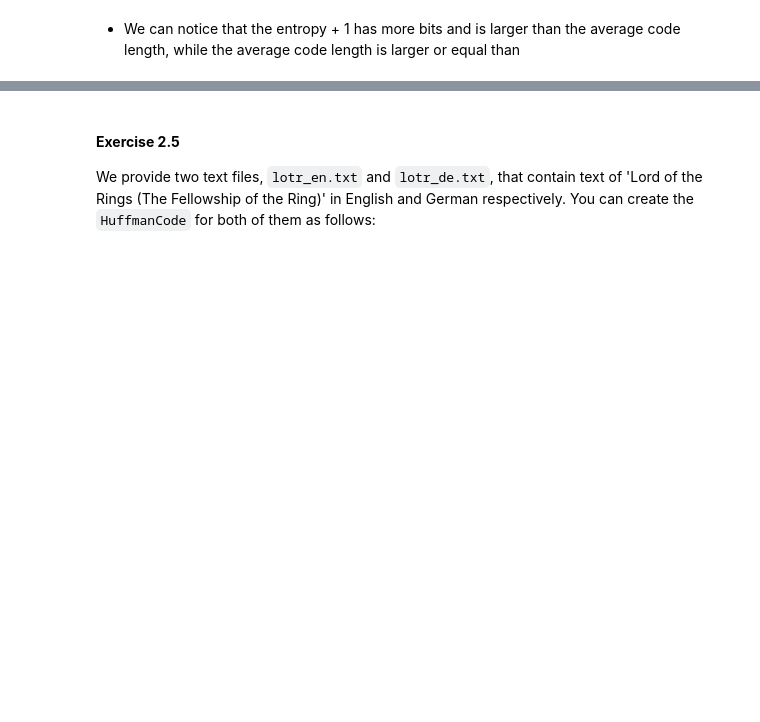
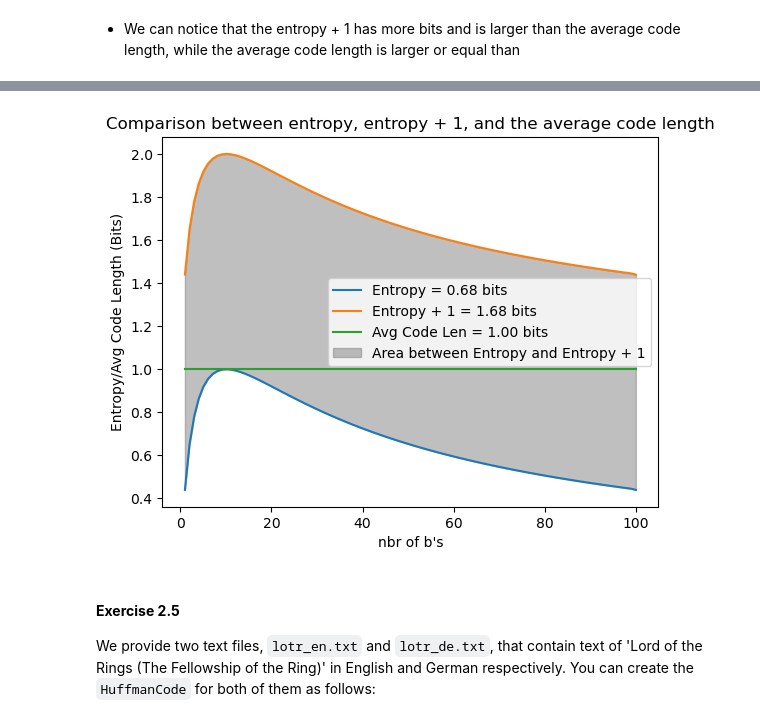
Before and after one commit to patriktao/edan96, a Jupyter notebook: lab3/lab_information_theory.ipynb, the cells around one changed output, grey strips where cells are left out. Saved outputs shown, nothing was run; the diff lists cells and outputs as text; code cells hidden in the pictures; blank space fills up the shorter version.

```diff
--- a/lab3/lab_information_theory.ipynb
+++ b/lab3/lab_information_theory.ipynb
@@ -527,3 +517,37 @@ plt.show()
+# %%
+# *************
+x = np.linspace(1, 100, 99)
+strings = ["a" * 10 + "b" * int(i) for i in x]
+e = []
+e_1 = []
+avg_l = []
+
+for s in strings:
+    hc = HuffmanCode(s)
+    entropy = hc.entropy()
+    avg_length = hc.average_code_length()
+    e.append(entropy)
+    e_1.append(entropy+1)
+    avg_l.append(avg_length)
+
+e_res = np.mean(e)
+e_1_res = np.mean(e_1)
+avg_l_res = np.mean(avg_l)
+
+# Plot
+plt.plot(x, e, label=f"Entropy = {e_res:.2f} bits")
+plt.plot(x, e_1, label=f"Entropy + 1 = {e_1_res:.2f} bits")
+plt.plot(x, avg_l, label=f"Avg Code Len = {avg_l_res:.2f} bits")
+plt.fill_between(x, e, e_1, color='gray', alpha=0.5, label='Area between Entropy and Entropy + 1')
+plt.xlabel(r"nbr of b's")
+plt.ylabel("Entropy/Avg Code Length (Bits)")
+plt.legend()
+plt.title("Comparison between entropy, entropy + 1, and the average code length")
+plt.show()
+
+# *************
+# %% [output]
+[figure, added]
 # %% [markdown]
 #### **Exercise 2.5**
 
```
Also changed, not shown: parts of 8 cells of this notebook, 10 other files.
